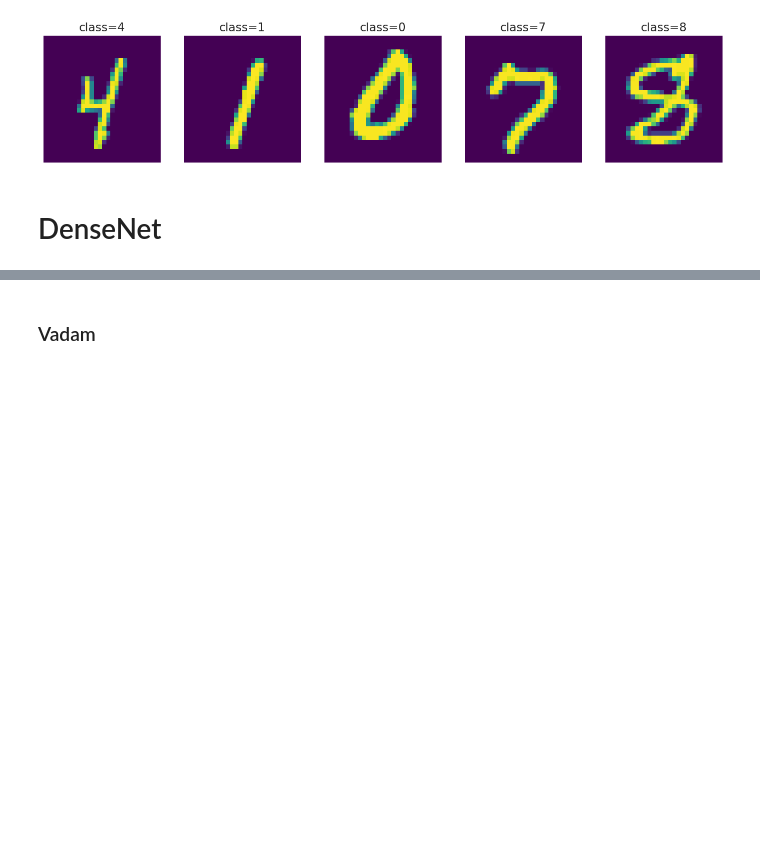
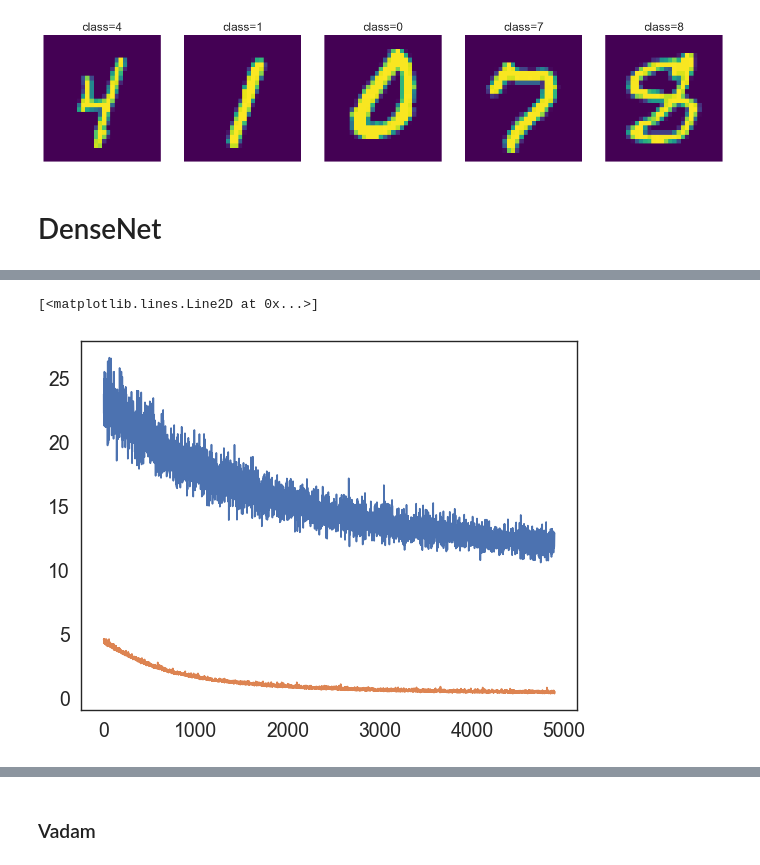
Before and after one commit to dimarkov/bmr4pml, a Jupyter notebook: notebooks/test_mnist.ipynb, the cells around one changed output, grey strips where cells are left out. Saved outputs shown, nothing was run; the diff lists cells and outputs as text; code cells hidden in the pictures; blank space fills up the shorter version.

```diff
--- a/notebooks/test_mnist.ipynb
+++ b/notebooks/test_mnist.ipynb
@@ -356,0 +545,30 @@ plot_performance( results['dense'], num_epochs );
+# %%
+from optim import lieblr
+
+learning_rate = 1e-2
+rng_key, key = random.split(rng_key)
+lie_optim = BLRToNumpyro()(
+    lieblr(key=key, learning_rate=learning_rate, a2=1.0,  b1=0.9, b2=0.999, init_scale=1e-1, init_noise=1.0, train_set_size=train_set_size)
+)
+# %%
+num_epochs = 1
+batch_size = 128
+num_iters = 500
+kwargs = {
+    'y': train_ds['label'],
+    'batch_size': batch_size,
+    'adaptive_scale': False
+}
+
+det_nnet = eqx.tree_inference(nnet, value=True)
+args2 = (det_nnet, train_ds['image'])
+
+results_all = {}
+# %%
+test_res, _, _, state = train_and_test(rng_key, lie_optim, auto_delta, num_epochs, 20 * num_iters, test_ds, *args2, progress_bar=True, **kwargs)
+# %%
+plt.plot(test_res['losses'][0][100:5000])
+plt.plot(optax_res2['losses'][0][100:5000])
+# %% [output]
+[<matplotlib.lines.Line2D at 0x...>]
+[figure, added]
```
Also changed, not shown: parts of 13 cells of this notebook, 2 other files.
